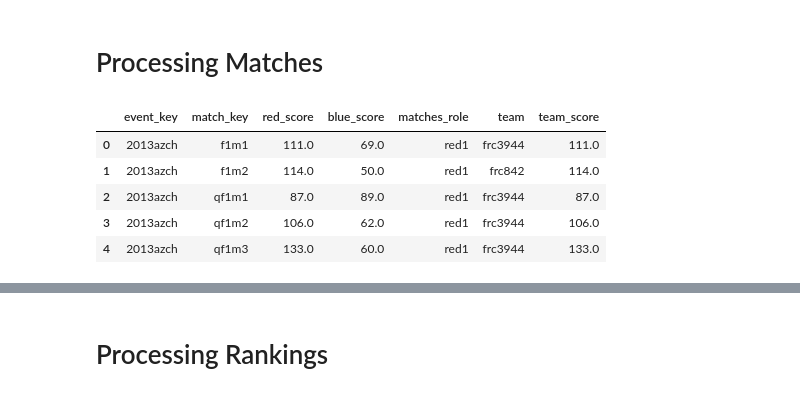
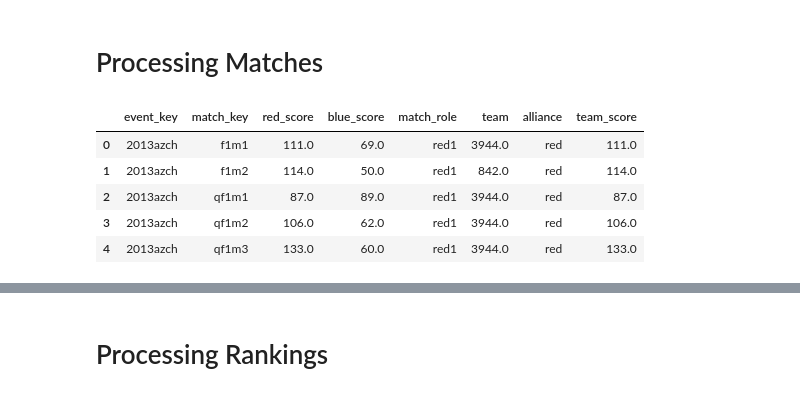
Before and after one commit to DacioRomero/Data-Analysis, a Jupyter notebook: Coursework/Projects/Final Project (FRC Data).ipynb, the cells around one changed output, grey strips where cells are left out. Drawn from its saved outputs; the diff is of its cells as text; code cells hidden in the pictures.

```diff
--- a/Coursework/Projects/Final Project (FRC Data).ipynb
+++ b/Coursework/Projects/Final Project (FRC Data).ipynb
@@ -9,42 +8,47 @@ def filter_csvs_gte_2007(csvs):
 # %% [markdown]
 # Processing Matches
 # %%
-matches_csvs = filter_csvs_gte_2007(glob('../Datasets/frc/events/**/**/*_matches.csv'))
+matches_csvs = glob('../Datasets/frc/events/**/**/*_matches.csv')
 # %%
-matches_headers=['event_key match_key', 'red1', 'red2', 'red3', 'blue1', 'blue2', 'blue3', 'red_score', 'blue_score']
 to_combine = []
 
 for matches_csv in matches_csvs:
     # Read CSV with custom column names
     matches_df = pd.read_csv(matches_csv, header=None, names=matches_headers)
 
     # Separate event_key and matches_key
     matches_df['event_key'], matches_df['match_key'] = zip(*matches_df['event_key match_key'].str.split('_'))
     matches_df.drop(columns=['event_key match_key'], inplace=True)
 
     # Make it a per-team basis
     matches_df = matches_df.melt(
         id_vars=['event_key', 'match_key', 'red_score', 'blue_score'],
         value_vars=['red1', 'red2', 'red3', 'blue1', 'blue2', 'blue3'],
-        var_name='matches_role',
+        var_name='match_role',
         value_name='team',
     )
 
+    if (matches_df['team'].dtype is np.dtype(np.object)):
+        matches_df['team'] = pd.to_numeric(matches_df['team'].str.extract('(\d+)')[0], errors='coerce', downcast='integer')
+
+    matches_df['alliance'] = matches_df['match_role'].str[:-1]
+
+
     matches_df['team_score'] = np.where(
-        matches_df['matches_role'].str.startswith('red'),
+        matches_df['alliance'] == 'red',
         matches_df['red_score'],
         matches_df['blue_score']
     )
     # matches_df.drop(columns=['red_score', 'blue_score'], inplace=True)
 
+
     to_combine.append(matches_df)
 
 matches_df = pd.concat(to_combine)
-matches_df.head()
 # %% [output]
-|  | event_key | match_key | red_score | blue_score | matches_role | team | team_score |
-| 0 | 2013azch | f1m1 | 111.0 | 69.0 | red1 | frc3944 | 111.0 |
-| 1 | 2013azch | f1m2 | 114.0 | 50.0 | red1 | frc842 | 114.0 |
-| 2 | 2013azch | qf1m1 | 87.0 | 89.0 | red1 | frc3944 | 87.0 |
-| 3 | 2013azch | qf1m2 | 106.0 | 62.0 | red1 | frc3944 | 106.0 |
-| 4 | 2013azch | qf1m3 | 133.0 | 60.0 | red1 | frc3944 | 133.0 |
+|  | event_key | match_key | red_score | blue_score | match_role | team | alliance | team_score |
+| 0 | 2013azch | f1m1 | 111.0 | 69.0 | red1 | 3944.0 | red | 111.0 |
+| 1 | 2013azch | f1m2 | 114.0 | 50.0 | red1 | 842.0 | red | 114.0 |
+| 2 | 2013azch | qf1m1 | 87.0 | 89.0 | red1 | 3944.0 | red | 87.0 |
+| 3 | 2013azch | qf1m2 | 106.0 | 62.0 | red1 | 3944.0 | red | 106.0 |
+| 4 | 2013azch | qf1m3 | 133.0 | 60.0 | red1 | 3944.0 | red | 133.0 |
```
Also changed, not shown: parts of 40 cells of this notebook.
